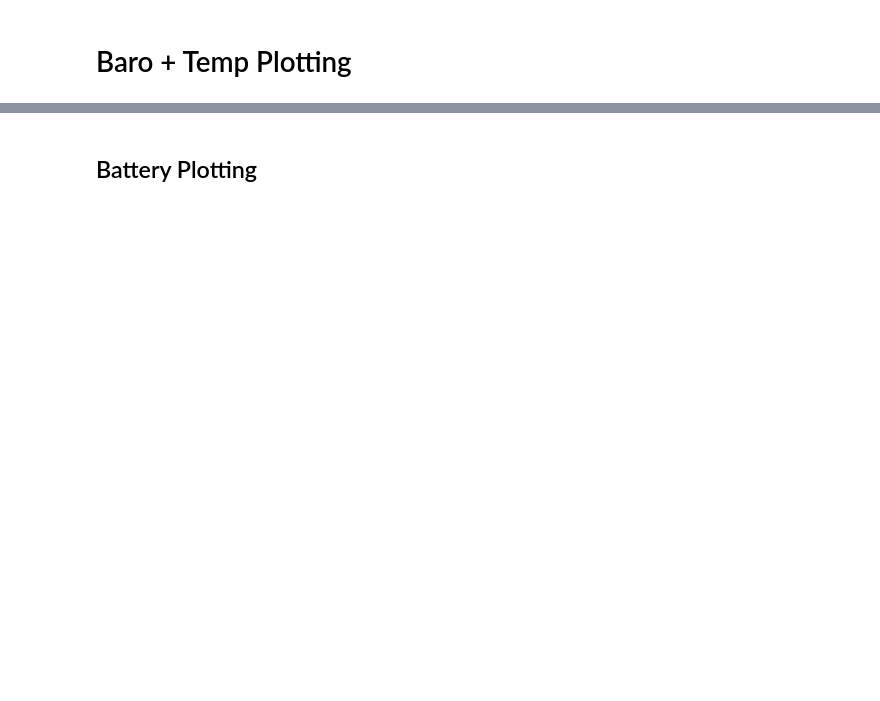
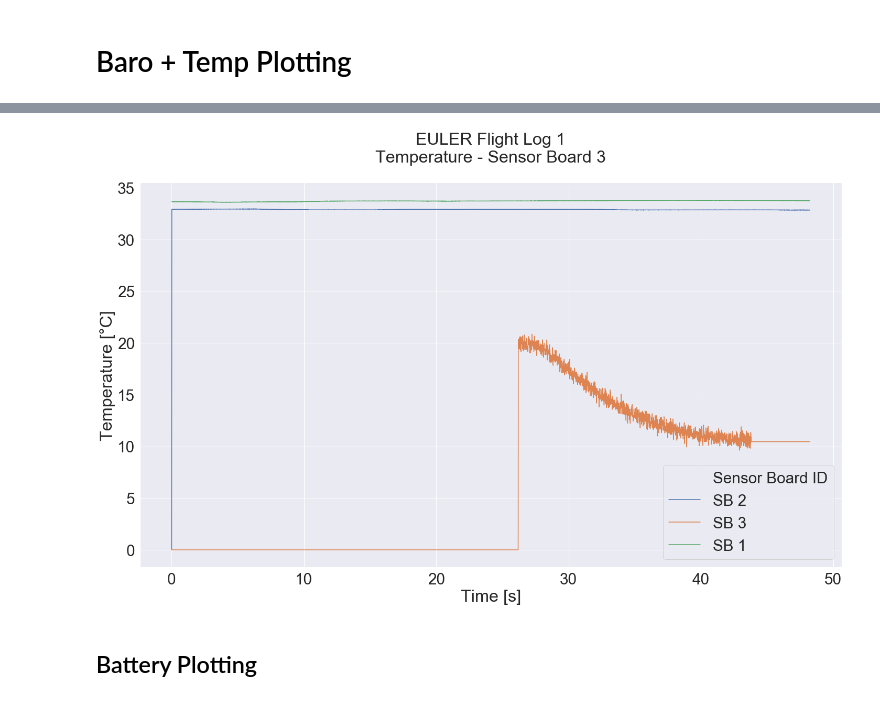
Before and after one commit to aris-space/euler-avionics, a Jupyter notebook: log_parser/log_plotter.ipynb, the cells around one changed output, grey strips where cells are left out. Cells and saved outputs as stored; diff of their text form; code cells hidden in the pictures; blank space fills up the shorter version.

```diff
--- a/log_parser/log_plotter.ipynb
+++ b/log_parser/log_plotter.ipynb
@@ -102,12 +123,14 @@ plot_states(state_transitions)
 # %%
-plt = sns.lineplot(data = baro_log[1:], x = 'Time_s', y = 'Temperature')
+plt = sns.lineplot(data = baro_log[1:], x = 'Time_s', y = 'Temperature', hue = 'Sensor Board ID')
 plt.set_title(f'EULER Flight Log {log_id}\nTemperature - Sensor Board 3\n')
 plt.set_ylabel('Temperature [\N{DEGREE SIGN}C]')
 plt.set_xlabel('Time [s]')
 plot_states(state_transitions)
 #plt.set_ylim(-3300, -3100)
 #ylabels = ['{:,.1f}'.format(y) + '\N{DEGREE SIGN}C' for y in plt.get_yticks()]
 #plt.set_yticklabels(ylabels)
+# %% [output]
+[figure, added]
 # %% [markdown]
 ## Battery Plotting
 # %%
```
Also changed, not shown: parts of 26 cells of this notebook.
